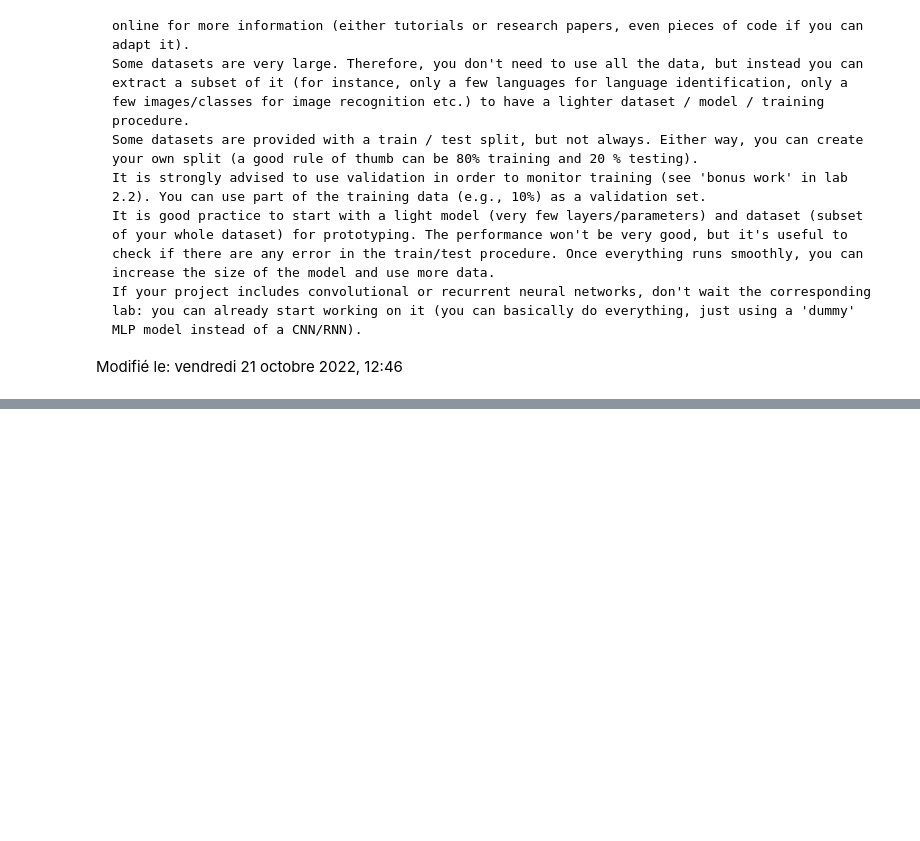
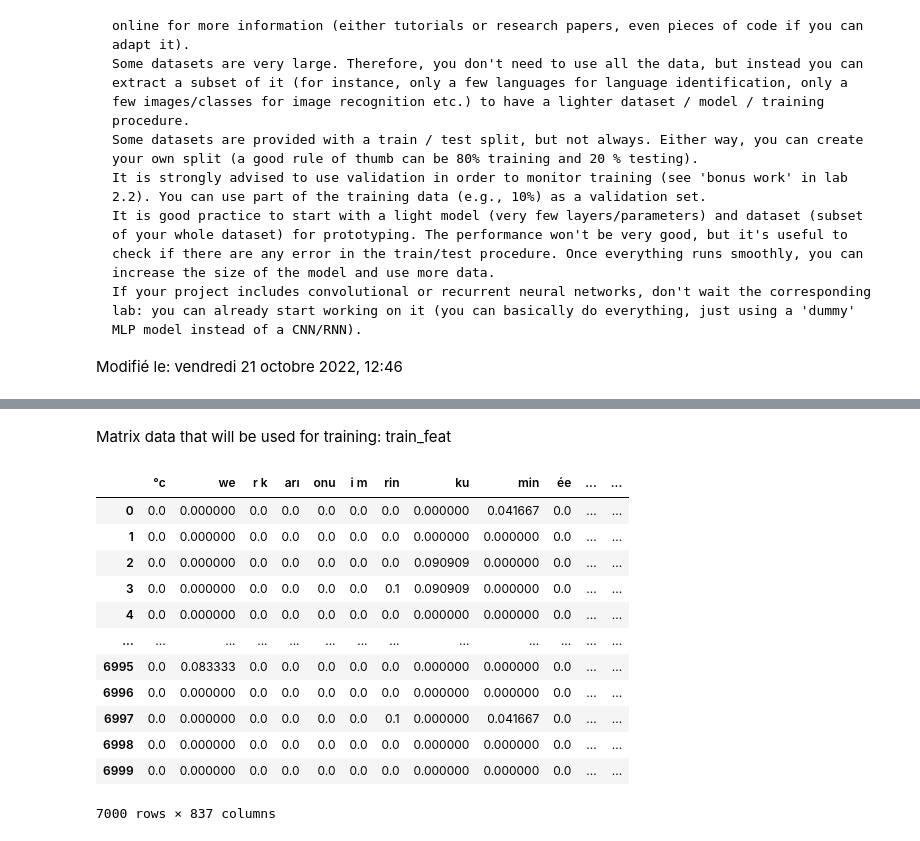
Before and after one commit to 2022-23-M2-NLP-NN-project-topic-4/language-identification, a Jupyter notebook: NN-project.ipynb, the cells around one changed output, grey strips where cells are left out. Saved outputs shown, nothing was run; the diff lists cells and outputs as text; code cells hidden in the pictures; blank space fills up the shorter version.

```diff
--- a/NN-project.ipynb
+++ b/NN-project.ipynb
@@ -65,0 +203,26 @@ Modifié le: vendredi 21 octobre 2022, 12:46
+# %%
+#Scale feature matrix
+train_min = train_feat.min()
+train_max = train_feat.max()
+train_feat = (train_feat - train_min)/(train_max-train_min)
+
+#Add target variable
+train_feat['lang'] = list(data_trim['language'])
+# %% [markdown]
+Matrix data that will be used for training: train_feat
+# %%
+train_feat
+# %% [output]
+|  | °c | we | r k | arı | onu | i m | rin | ku | min | ée | ... | ... |
+| 0 | 0.0 | 0.000000 | 0.0 | 0.0 | 0.0 | 0.0 | 0.0 | 0.000000 | 0.041667 | 0.0 | ... | ... |
+| 1 | 0.0 | 0.000000 | 0.0 | 0.0 | 0.0 | 0.0 | 0.0 | 0.000000 | 0.000000 | 0.0 | ... | ... |
+| 2 | 0.0 | 0.000000 | 0.0 | 0.0 | 0.0 | 0.0 | 0.0 | 0.090909 | 0.000000 | 0.0 | ... | ... |
+| 3 | 0.0 | 0.000000 | 0.0 | 0.0 | 0.0 | 0.0 | 0.1 | 0.090909 | 0.000000 | 0.0 | ... | ... |
+| 4 | 0.0 | 0.000000 | 0.0 | 0.0 | 0.0 | 0.0 | 0.0 | 0.000000 | 0.000000 | 0.0 | ... | ... |
+| ... | ... | ... | ... | ... | ... | ... | ... | ... | ... | ... | ... | ... |
+| 6995 | 0.0 | 0.083333 | 0.0 | 0.0 | 0.0 | 0.0 | 0.0 | 0.000000 | 0.000000 | 0.0 | ... | ... |
+| 6996 | 0.0 | 0.000000 | 0.0 | 0.0 | 0.0 | 0.0 | 0.0 | 0.000000 | 0.000000 | 0.0 | ... | ... |
+| 6997 | 0.0 | 0.000000 | 0.0 | 0.0 | 0.0 | 0.0 | 0.1 | 0.000000 | 0.041667 | 0.0 | ... | ... |
+| 6998 | 0.0 | 0.000000 | 0.0 | 0.0 | 0.0 | 0.0 | 0.0 | 0.000000 | 0.000000 | 0.0 | ... | ... |
+| 6999 | 0.0 | 0.000000 | 0.0 | 0.0 | 0.0 | 0.0 | 0.0 | 0.000000 | 0.000000 | 0.0 | ... | ... |
+7000 rows × 837 columns
```
Also changed, not shown: parts of 16 cells of this notebook.
